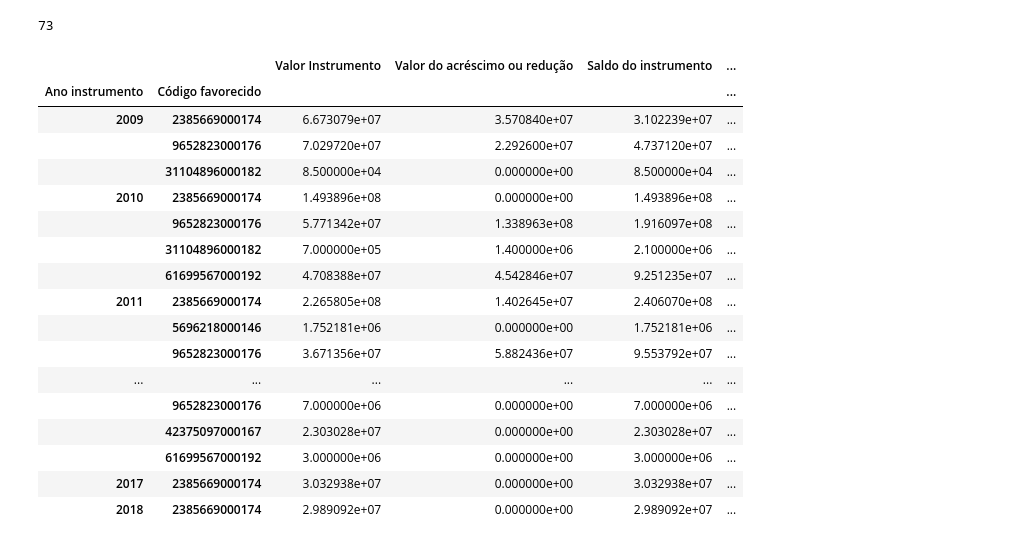
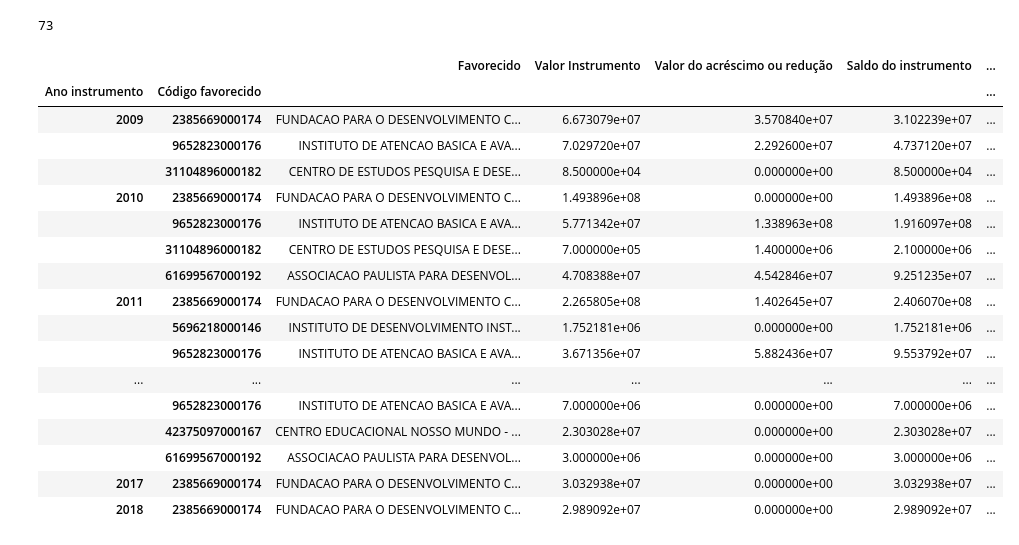
Before and after one commit to jpedrojpedro/icd-20191, a Jupyter notebook: app/carga-arquivos.ipynb, the cells around one changed output. Drawn from its saved outputs; the diff is of its cells as text; code cells hidden in the pictures.

```diff
--- a/app/carga-arquivos.ipynb
+++ b/app/carga-arquivos.ipynb
@@ -91,5 +125,5 @@ codigos = [
     66518267000183
 ]
 # %%
-df_final = df_final[df_final['Código favorecido'].isin(codigos)]
+dff = dff[dff['Código favorecido'].isin(codigos)]
 # %%
@@ -98,32 +132,34 @@ len(df_final)
 73
 # %%
 aggregations = {
+    'Favorecido': 'first',
     'Valor Instrumento': 'sum',
     'Valor do acréscimo ou redução': 'sum',
     'Saldo do instrumento': 'sum',
     'Saldo executado': 'sum',
     'Valor empenhado': 'sum',
     'Valor liquidado': 'sum',
-    'Valor pago': 'sum',
-    'Favorecido': 'first'
+    'Valor pago': 'sum'
 }
-df_final.groupby(['Ano instrumento', 'Código favorecido']).agg(aggregations)
+dff2 = dff.groupby(['Ano instrumento', 'Código favorecido']).agg(aggregations)
-# %% [output]
-|  |  | Valor Instrumento | Valor do acréscimo ou redução | Saldo do instrumento | ... |
-| Ano instrumento | Código favorecido |  |  |  | ... |
-| 2009 | 2385669000174 | 6.673079e+07 | 3.570840e+07 | 3.102239e+07 | ... |
-|  | 9652823000176 | 7.029720e+07 | 2.292600e+07 | 4.737120e+07 | ... |
-|  | 31104896000182 | 8.500000e+04 | 0.000000e+00 | 8.500000e+04 | ... |
-| 2010 | 2385669000174 | 1.493896e+08 | 0.000000e+00 | 1.493896e+08 | ... |
-|  | 9652823000176 | 5.771342e+07 | 1.338963e+08 | 1.916097e+08 | ... |
-|  | 31104896000182 | 7.000000e+05 | 1.400000e+06 | 2.100000e+06 | ... |
-|  | 61699567000192 | 4.708388e+07 | 4.542846e+07 | 9.251235e+07 | ... |
-| 2011 | 2385669000174 | 2.265805e+08 | 1.402645e+07 | 2.406070e+08 | ... |
-|  | 5696218000146 | 1.752181e+06 | 0.000000e+00 | 1.752181e+06 | ... |
-|  | 9652823000176 | 3.671356e+07 | 5.882436e+07 | 9.553792e+07 | ... |
-| ... | ... | ... | ... | ... | ... |
-|  | 9652823000176 | 7.000000e+06 | 0.000000e+00 | 7.000000e+06 | ... |
-|  | 42375097000167 | 2.303028e+07 | 0.000000e+00 | 2.303028e+07 | ... |
-|  | 61699567000192 | 3.000000e+06 | 0.000000e+00 | 3.000000e+06 | ... |
-| 2017 | 2385669000174 | 3.032938e+07 | 0.000000e+00 | 3.032938e+07 | ... |
-| 2018 | 2385669000174 | 2.989092e+07 | 0.000000e+00 | 2.989092e+07 | ... |
+# %%
+dff2
+# %% [output]
+|  |  | Favorecido | Valor Instrumento | Valor do acréscimo ou redução | Saldo do instrumento | ... |
+| Ano instrumento | Código favorecido |  |  |  |  | ... |
+| 2009 | 2385669000174 | FUNDACAO PARA O DESENVOLVIMENTO C... | 6.673079e+07 | 3.570840e+07 | 3.102239e+07 | ... |
+|  | 9652823000176 | INSTITUTO DE ATENCAO BASICA E AVA... | 7.029720e+07 | 2.292600e+07 | 4.737120e+07 | ... |
+|  | 31104896000182 | CENTRO DE ESTUDOS PESQUISA E DESE... | 8.500000e+04 | 0.000000e+00 | 8.500000e+04 | ... |
+| 2010 | 2385669000174 | FUNDACAO PARA O DESENVOLVIMENTO C... | 1.493896e+08 | 0.000000e+00 | 1.493896e+08 | ... |
+|  | 9652823000176 | INSTITUTO DE ATENCAO BASICA E AVA... | 5.771342e+07 | 1.338963e+08 | 1.916097e+08 | ... |
+|  | 31104896000182 | CENTRO DE ESTUDOS PESQUISA E DESE... | 7.000000e+05 | 1.400000e+06 | 2.100000e+06 | ... |
+|  | 61699567000192 | ASSOCIACAO PAULISTA PARA DESENVOL... | 4.708388e+07 | 4.542846e+07 | 9.251235e+07 | ... |
+| 2011 | 2385669000174 | FUNDACAO PARA O DESENVOLVIMENTO C... | 2.265805e+08 | 1.402645e+07 | 2.406070e+08 | ... |
+|  | 5696218000146 | INSTITUTO DE DESENVOLVIMENTO INST... | 1.752181e+06 | 0.000000e+00 | 1.752181e+06 | ... |
+|  | 9652823000176 | INSTITUTO DE ATENCAO BASICA E AVA... | 3.671356e+07 | 5.882436e+07 | 9.553792e+07 | ... |
+| ... | ... | ... | ... | ... | ... | ... |
+|  | 9652823000176 | INSTITUTO DE ATENCAO BASICA E AVA... | 7.000000e+06 | 0.000000e+00 | 7.000000e+06 | ... |
+|  | 42375097000167 | CENTRO EDUCACIONAL NOSSO MUNDO - ... | 2.303028e+07 | 0.000000e+00 | 2.303028e+07 | ... |
+|  | 61699567000192 | ASSOCIACAO PAULISTA PARA DESENVOL... | 3.000000e+06 | 0.000000e+00 | 3.000000e+06 | ... |
+| 2017 | 2385669000174 | FUNDACAO PARA O DESENVOLVIMENTO C... | 3.032938e+07 | 0.000000e+00 | 3.032938e+07 | ... |
+| 2018 | 2385669000174 | FUNDACAO PARA O DESENVOLVIMENTO C... | 2.989092e+07 | 0.000000e+00 | 2.989092e+07 | ... |
```
Also changed, not shown: parts of 11 cells of this notebook, 1 other file.
